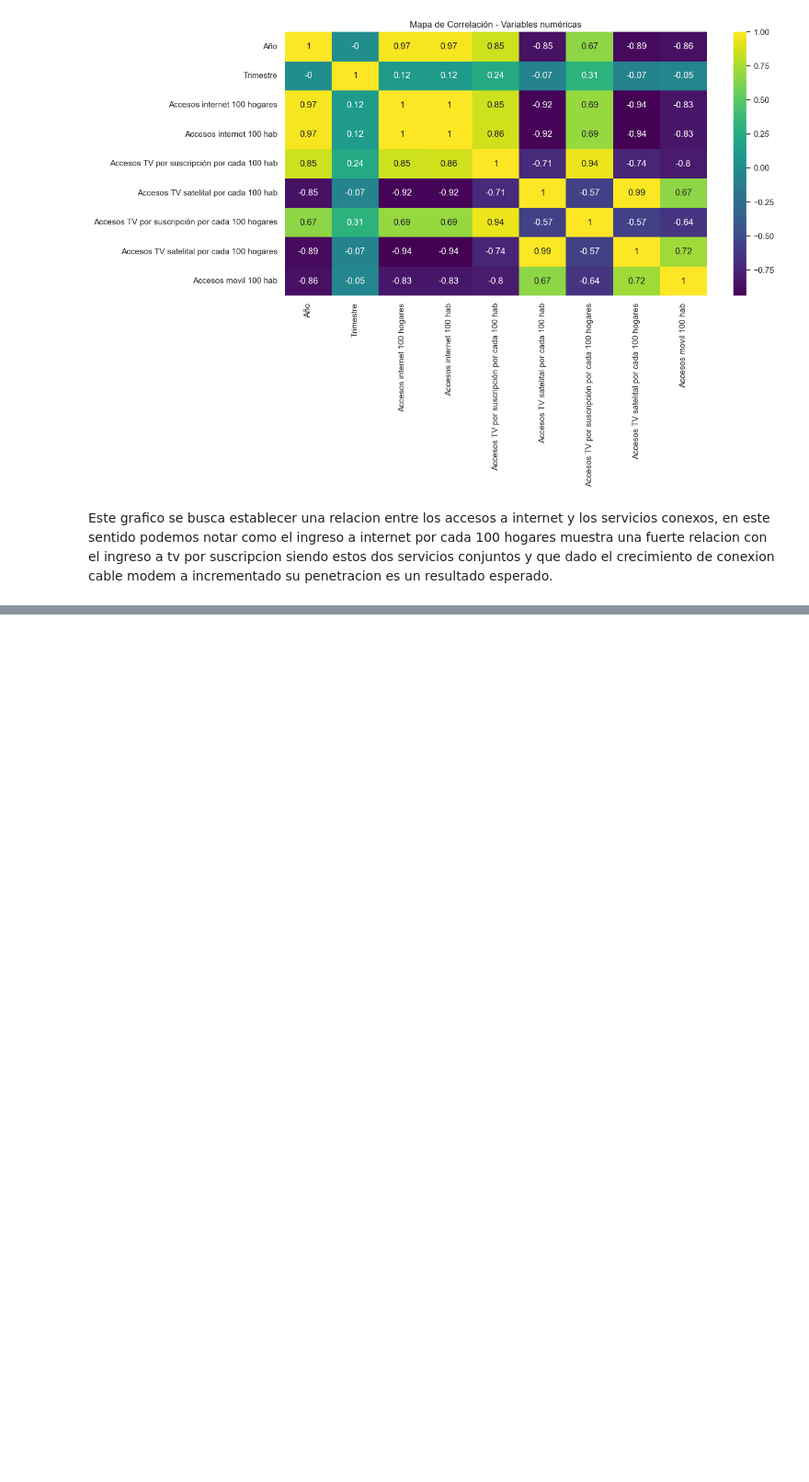
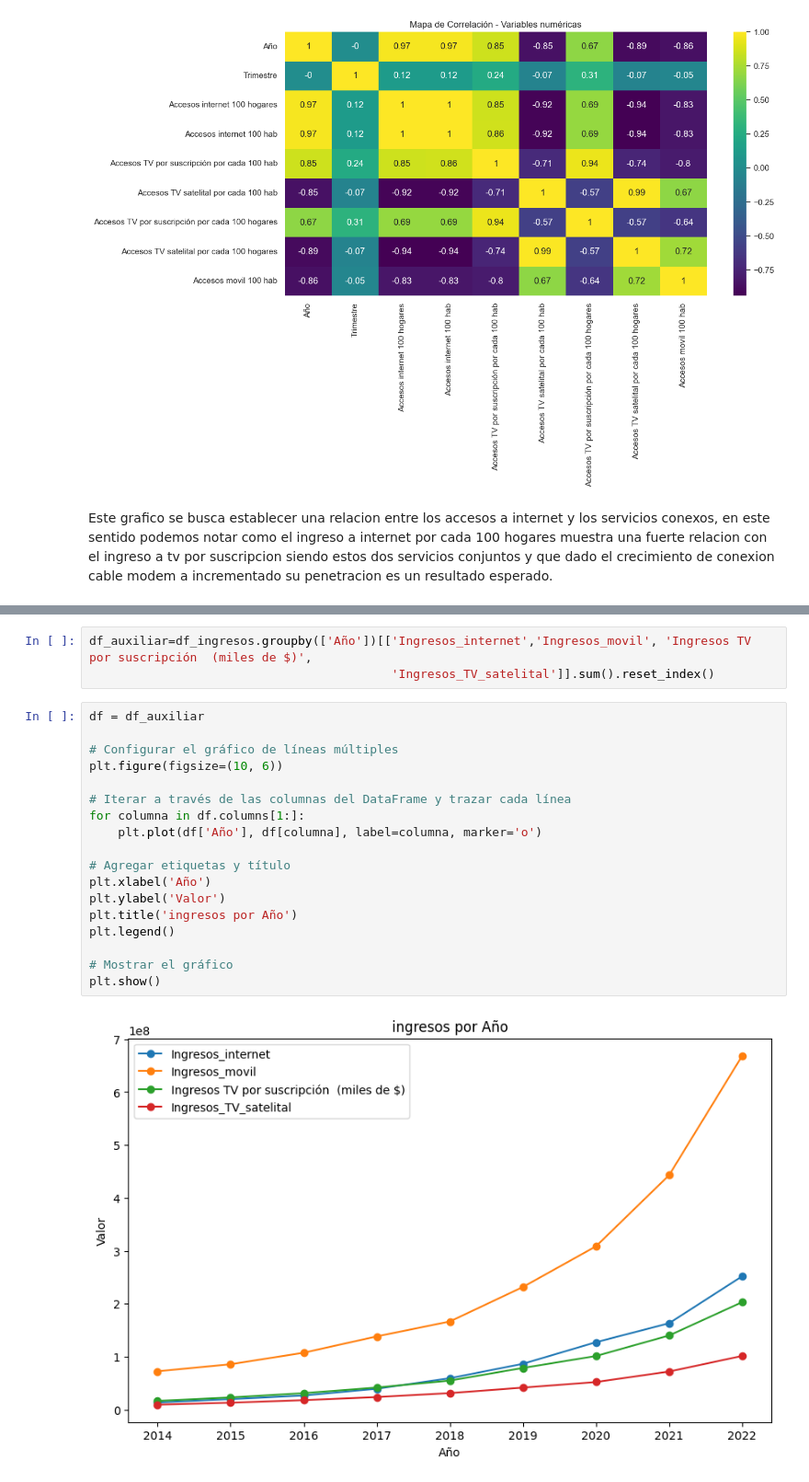
Before and after one commit to rafaelalvarez702/Telecomunicaciones, a Jupyter notebook: EDA.ipynb, the cells around one changed output, grey strips where cells are left out. Shown at 92% size. Cells and saved outputs as stored; diff of their text form; blank space fills up the shorter version.

```diff
--- a/EDA.ipynb
+++ b/EDA.ipynb
@@ -247,0 +259,23 @@ df_ingresos.head()
+# %%
+df_auxiliar=df_ingresos.groupby(['Año'])[['Ingresos_internet','Ingresos_movil', 'Ingresos TV por suscripción  (miles de $)',
+                                          'Ingresos_TV_satelital']].sum().reset_index()
+# %%
+df = df_auxiliar
+
+# Configurar el gráfico de líneas múltiples
+plt.figure(figsize=(10, 6))
+
+# Iterar a través de las columnas del DataFrame y trazar cada línea
+for columna in df.columns[1:]:
+    plt.plot(df['Año'], df[columna], label=columna, marker='o')
+
+# Agregar etiquetas y título
+plt.xlabel('Año')
+plt.ylabel('Valor')
+plt.title('ingresos por Año')
+plt.legend()
+
+# Mostrar el gráfico
+plt.show()
+# %% [output]
+[figure, added]
```
Also changed, not shown: parts of 2 cells of this notebook.
